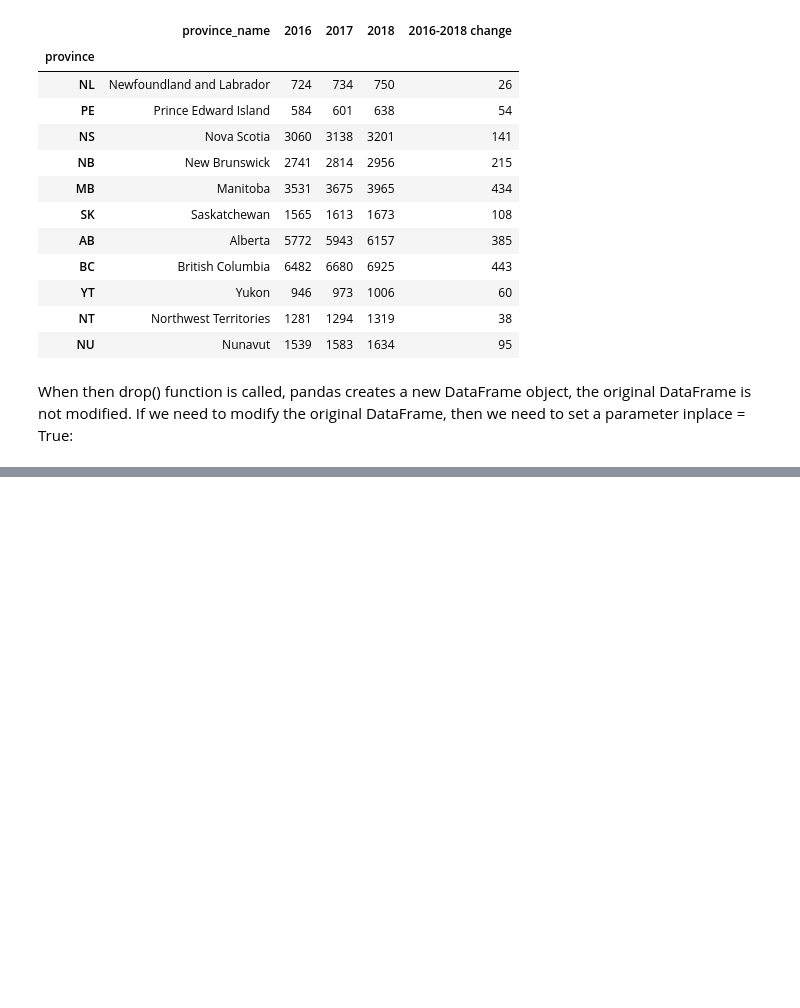
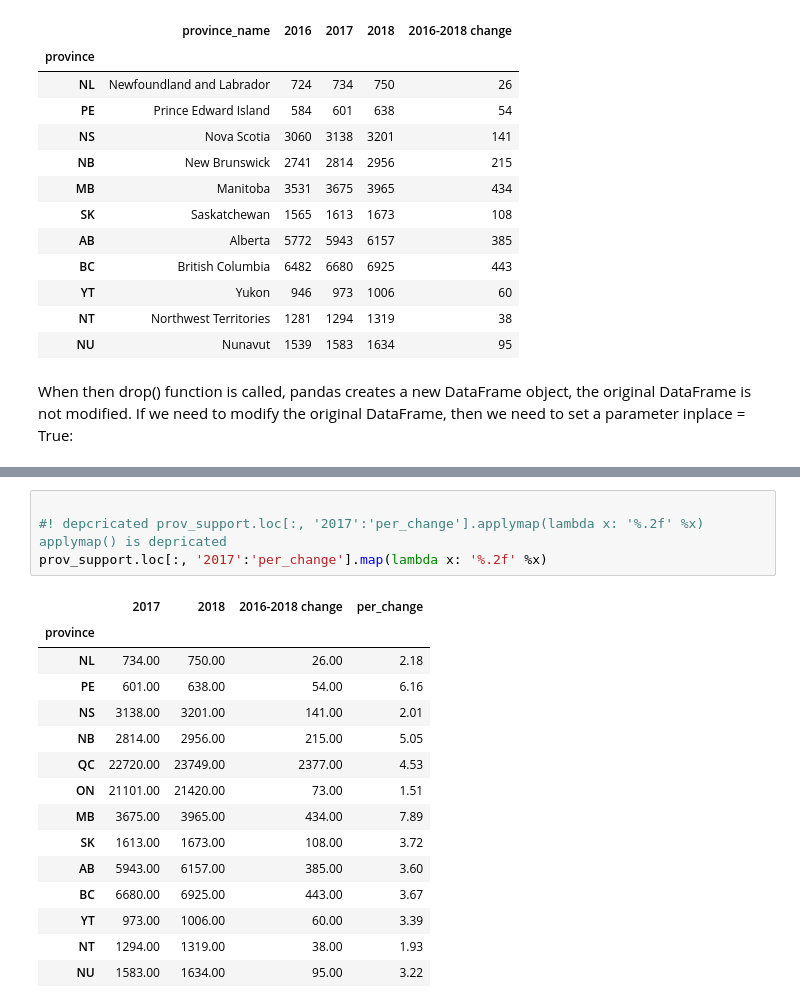
Before and after one commit to IgaMeddie/Data_Science_101, a Jupyter notebook: studying_pandas.ipynb, the cells around one changed output, grey strips where cells are left out. Saved outputs shown, nothing was run; the diff lists cells and outputs as text; blank space fills up the shorter version.

```diff
--- a/studying_pandas.ipynb
+++ b/studying_pandas.ipynb
@@ -136,0 +251,20 @@ prov_support
+# %%
+
+#! depcricated prov_support.loc[:, '2017':'per_change'].applymap(lambda x: '%.2f' %x) applymap() is depricated
+prov_support.loc[:, '2017':'per_change'].map(lambda x: '%.2f' %x)
+# %% [output]
+|  | 2017 | 2018 | 2016-2018 change | per_change |
+| province |  |  |  |  |
+| NL | 734.00 | 750.00 | 26.00 | 2.18 |
+| PE | 601.00 | 638.00 | 54.00 | 6.16 |
+| NS | 3138.00 | 3201.00 | 141.00 | 2.01 |
+| NB | 2814.00 | 2956.00 | 215.00 | 5.05 |
+| QC | 22720.00 | 23749.00 | 2377.00 | 4.53 |
+| ON | 21101.00 | 21420.00 | 73.00 | 1.51 |
+| MB | 3675.00 | 3965.00 | 434.00 | 7.89 |
+| SK | 1613.00 | 1673.00 | 108.00 | 3.72 |
+| AB | 5943.00 | 6157.00 | 385.00 | 3.60 |
+| BC | 6680.00 | 6925.00 | 443.00 | 3.67 |
+| YT | 973.00 | 1006.00 | 60.00 | 3.39 |
+| NT | 1294.00 | 1319.00 | 38.00 | 1.93 |
+| NU | 1583.00 | 1634.00 | 95.00 | 3.22 |
```
Also changed, not shown: parts of 13 cells of this notebook.
